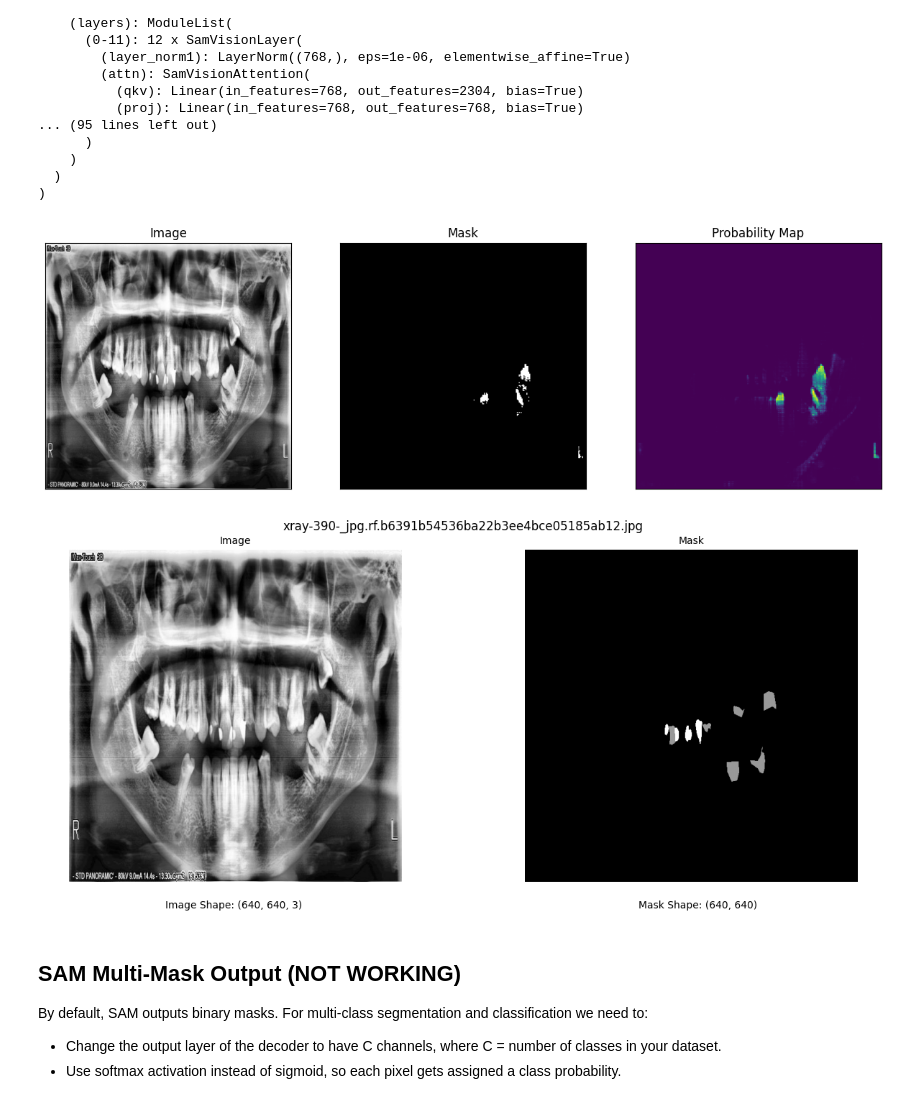
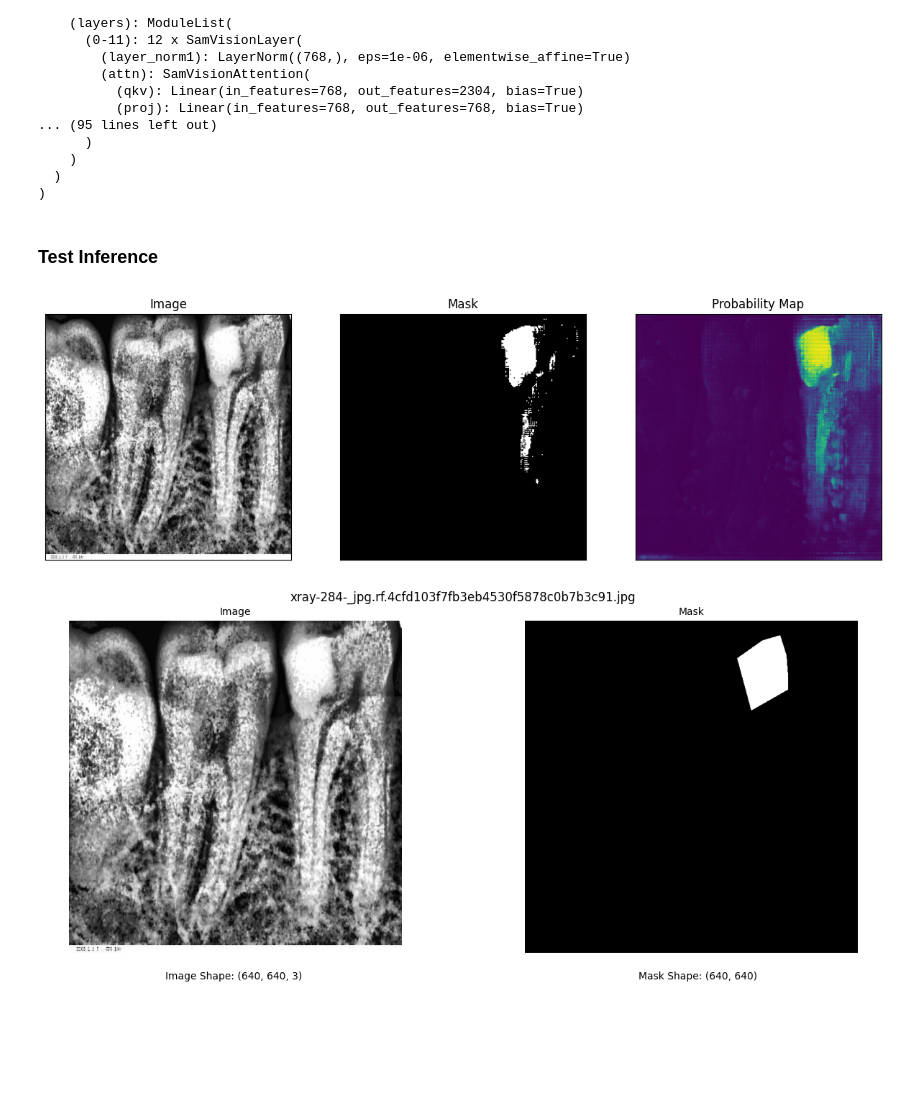
Before and after one commit to OSmith132/Automated-Dental-Segmentation, a Jupyter notebook: SAM_main.ipynb, the cells around one changed output. Saved outputs shown, nothing was run; the diff lists cells and outputs as text; code cells hidden in the pictures; blank space fills up the shorter version.

Commit message:
Updated classes. Fixed ModelEvaluator & added

```diff
--- a/SAM_main.ipynb
+++ b/SAM_main.ipynb
@@ -240,7 +257,7 @@ from torch.nn.functional import threshold, normalize
 #Training loop
 num_epochs = 1
 
-device = "cuda" if torch.cuda.is_available() else "cpu"
+device = "cuda"
 sam_model.to(device)
 
 sam_model.train()
@@ -261,19 +278,12 @@ for epoch in range(num_epochs):
 
 
 
-      # compute loss
-
+      # calculate loss
       predicted_masks = outputs.pred_masks.squeeze(1)
-
-      # predicted_masks = nn.functional.interpolate(predicted_masks,
-      #           size=(1024, 1024),
-      #           mode='bilinear',
-      #           align_corners=False)
-
       ground_truth_masks = batch["ground_truth_mask"].float().to(device)
       loss = seg_loss(predicted_masks, ground_truth_masks.unsqueeze(1))
 
-      # backward pass (compute gradients of parameters w.r.t. loss)
+      # backward pass
       optimizer.zero_grad()
       loss.backward()
 
@@ -286,4 +296,4 @@ for epoch in range(num_epochs):
 
 
 # Save the model's state dictionary to a file
-torch.save(sam_model.state_dict(), "Models/sam_hf_vit_b_checkpoint.pth")
+torch.save(sam_model.state_dict(), "Models/sam_vit_b_object_masks.pth")
@@ -298,10 +426,10 @@ processor = SamProcessor.from_pretrained("facebook/sam-vit-base")
 # Create an instance of the model architecture with the loaded configuration
 my_model = SamModel(config=model_config)
 #Update the model by loading the weights from saved file.
-my_model.load_state_dict(torch.load("Models/sam_hf_vit_b_checkpoint.pth"))
+my_model.load_state_dict(torch.load("Models/sam_vit_b_whole_masks.pth"))
 
-# set the device to cuda if available, otherwise use cpu
-device = "cuda" if torch.cuda.is_available() else "cpu"
+# set the device to cuda
+device = "cuda"
 my_model.to(device)
 # %% [output]
 SamModel(
@@ -321,6 +449,8 @@ SamModel(
     )
   )
 )
+# %% [markdown]
+### Test Inference
 # %%
 import numpy as np
 import random
@@ -328,7 +458,8 @@ import torch
 import matplotlib.pyplot as plt
 
 
-test_dataset.preprocess = False
+test_dataset.return_as_tensor = False
+test_dataset.resize_mask      = True
 
 # let's take a random training example
 idx = random.randint(0, len(test_dataset)-1)
@@ -342,9 +473,7 @@ prompt = test_dataset.get_bounding_box(ground_truth_mask)
 
 # prepare image + box prompt for the model
 inputs = processor(test_image, input_boxes=[[prompt]], return_tensors="pt")
-
-# Move the input tensor to the GPU if it's not already there
-inputs = {k: v.to(device) for k, v in inputs.items()}
+inputs = {k: v.to("cuda") for k, v in inputs.items()}
 
 my_model.eval()
 
@@ -353,43 +482,41 @@ with torch.no_grad():
     outputs = my_model(**inputs, multimask_output=False)
 
 # apply sigmoid
-medsam_seg_prob = torch.sigmoid(outputs.pred_masks.squeeze(1))
+sam_seg_prob = torch.sigmoid(outputs.pred_masks.squeeze(1))
+
 # convert soft mask to hard mask
-medsam_seg_prob = medsam_seg_prob.cpu().numpy().squeeze()
-medsam_seg = (medsam_seg_prob > 0.5).astype(np.uint8)
+sam_seg_prob = sam_seg_prob.cpu().numpy().squeeze()
+sam_seg = (sam_seg_prob > 0.5).astype(np.uint8)
 
 
 fig, axes = plt.subplots(1, 3, figsize=(15, 5))
 
 # Plot the first image on the left
 axes[0].imshow(np.array(test_image), cmap='gray')  # Assuming the first image is grayscale
 axes[0].set_title("Image")
 
 # Plot the second image on the right
-axes[1].imshow(medsam_seg, cmap='gray')  # Assuming the second image is grayscale
+axes[1].imshow(sam_seg, cmap='gray')  # Assuming the second image is grayscale
 axes[1].set_title("Mask")
 
 # Plot the second image on the right
-axes[2].imshow(medsam_seg_prob)  # Assuming the second image is grayscale
+axes[2].imshow(sam_seg_prob)  # Assuming the second image is grayscale
 axes[2].set_title("Probability Map")
 
 # Hide axis ticks and labels
 for ax in axes:
     ax.set_xticks([])
     ax.set_yticks([])
     ax.set_xticklabels([])
     ax.set_yticklabels([])
 
 # Display the images side by side
 plt.show()
 
 test_dataset.show_image_mask(idx)
+
+
+#test_dataset.show_anns(idx, outputs["pred_masks"])
 # %% [output]
-[figure, old version]
+[figure, new version]
-[figure, old version]
+[figure, new version]
-# %% [markdown]
-## SAM Multi-Mask Output (NOT WORKING)
-
-By default, SAM outputs binary masks. For multi-class segmentation and classification we need to:
- - Change the output layer of the decoder to have C channels, where C = number of classes in your dataset.
- - Use softmax activation instead of sigmoid, so each pixel gets assigned a class probability.
```
Also changed, not shown: parts of 20 cells of this notebook, 2 other files.
